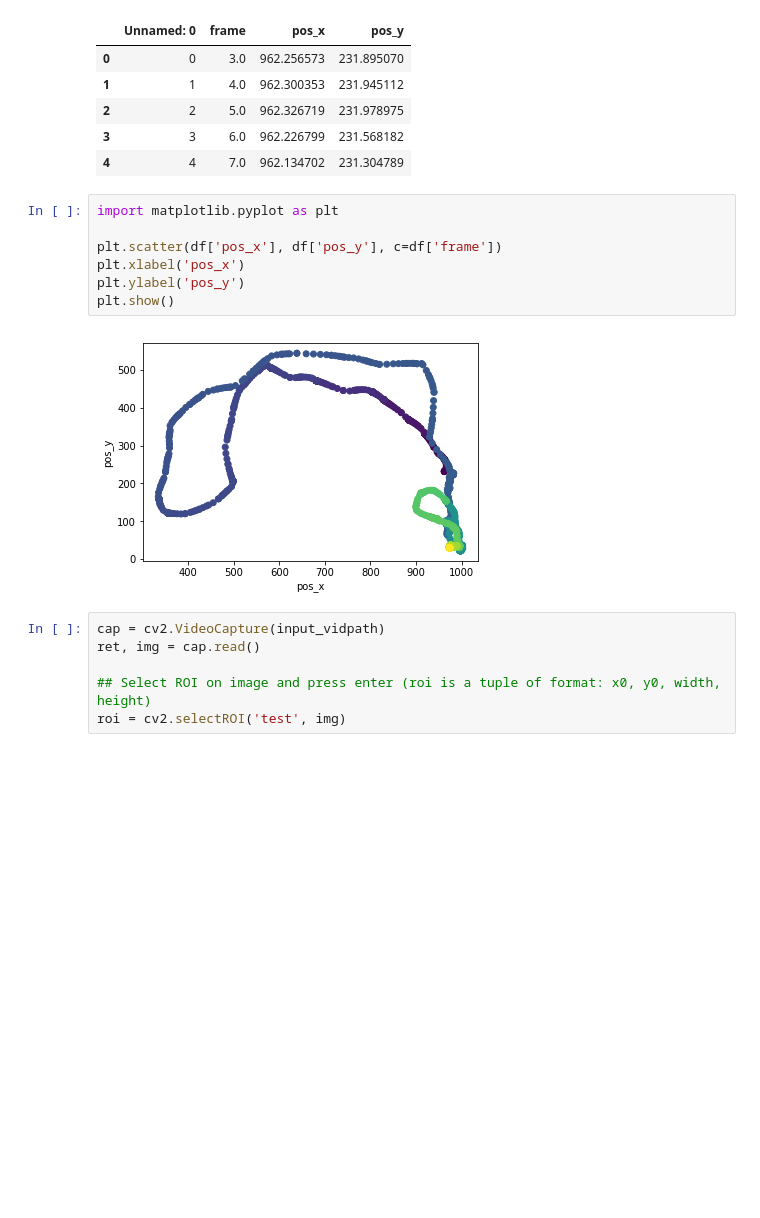
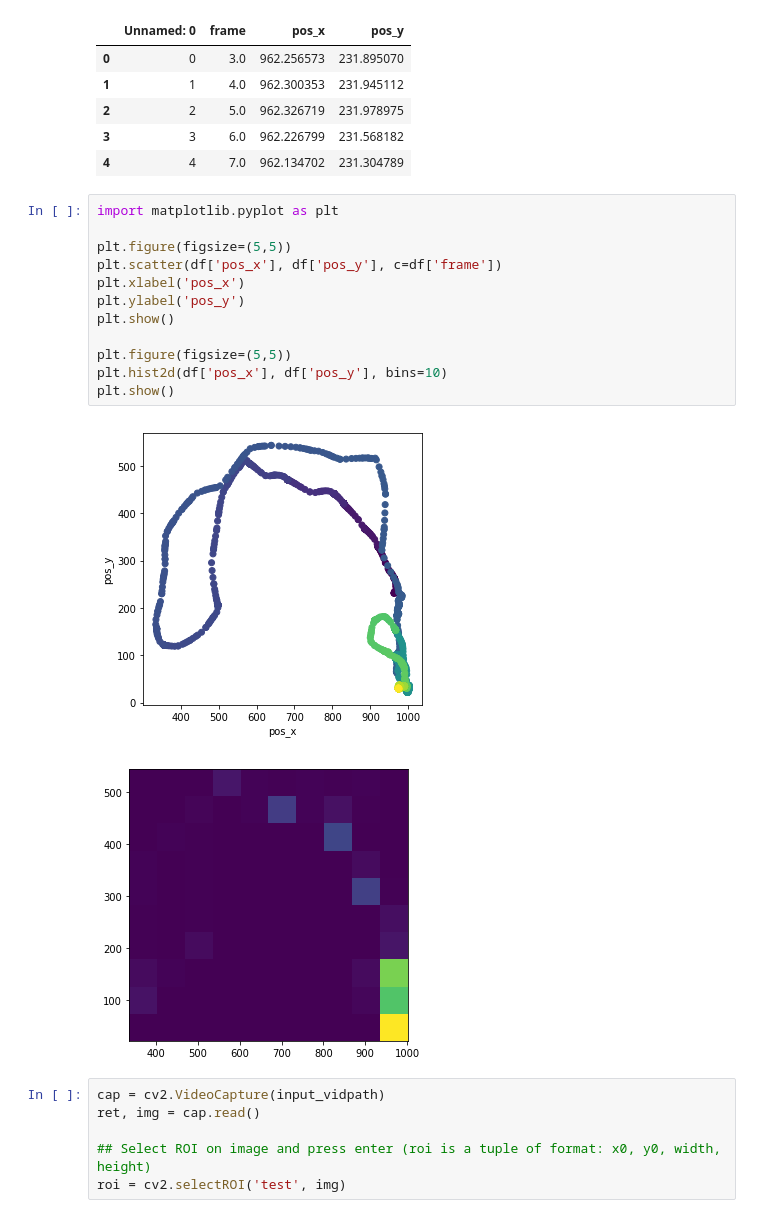
Before and after one commit to vivekhsridhar/tracktor, a Jupyter notebook: examples/flume_fish.ipynb, the cells around one changed output. Cells and saved outputs as stored; diff of their text form; blank space fills up the shorter version.

Commit message:
heatmap to flume

```diff
--- a/examples/flume_fish.ipynb
+++ b/examples/flume_fish.ipynb
@@ -121,12 +121,18 @@ df.head()
 # %%
 import matplotlib.pyplot as plt
 
+plt.figure(figsize=(5,5))
 plt.scatter(df['pos_x'], df['pos_y'], c=df['frame'])
 plt.xlabel('pos_x')
 plt.ylabel('pos_y')
 plt.show()
+
+plt.figure(figsize=(5,5))
+plt.hist2d(df['pos_x'], df['pos_y'], bins=10)
+plt.show()
 # %% [output]
-[figure, old version]
+[figure, new version]
+[figure, added]
 # %%
 cap = cv2.VideoCapture(input_vidpath)
 ret, img = cap.read()
```
Also changed, not shown: parts of 1 cell of this notebook.
